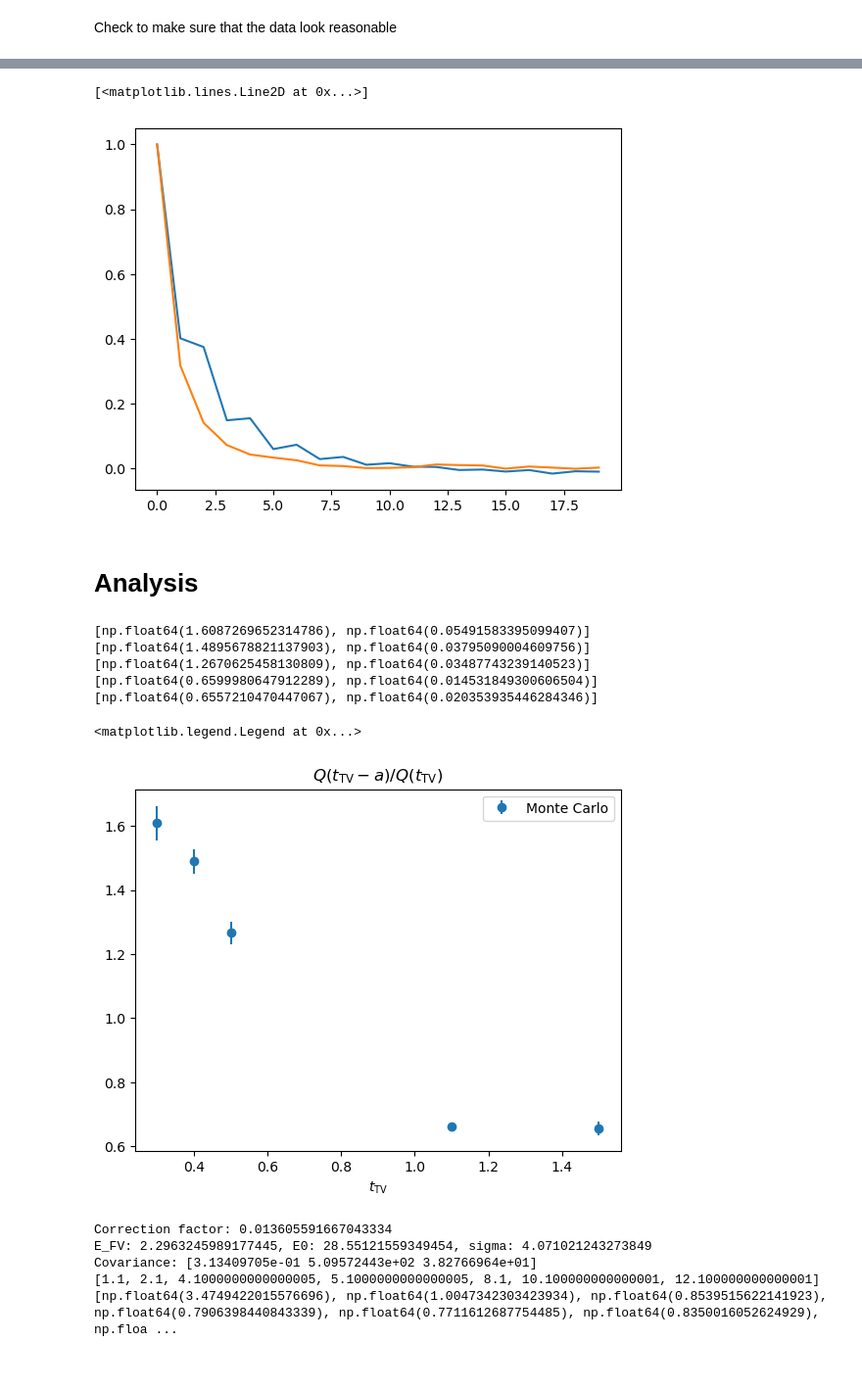
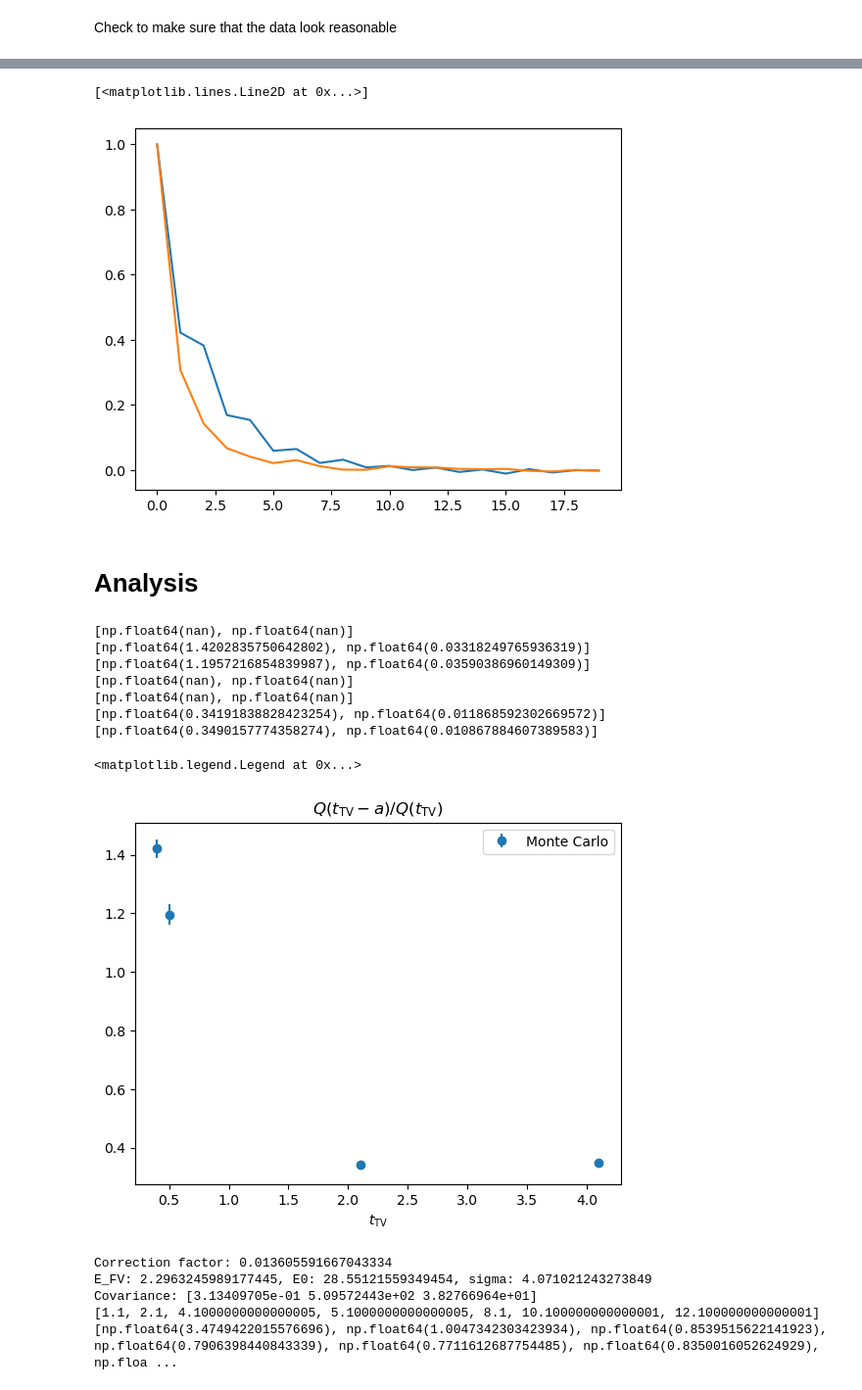
Before and after one commit to jinluchang/Qlattice, a Jupyter notebook: applications/false-vacuum-decay/error_analysis.ipynb, the cells around one changed output, grey strips where cells are left out. Shown at 98% size. Saved outputs shown, nothing was run; the diff lists cells and outputs as text; code cells hidden in the pictures.

```diff
--- a/applications/false-vacuum-decay/error_analysis.ipynb
+++ b/applications/false-vacuum-decay/error_analysis.ipynb
@@ -25,7 +25,7 @@ dt = 0.1
 
 alpha = 0.8
 beta = 9.0
-V_FV_min = -5.0
+V_FV_min = 0.0
 barrier_strength = 100.0
 FV_offset = 4.0
 TV_offset = 0.0
@@ -38,7 +38,7 @@ M = "*"
 L = "*"
 t_FV = "*"
 
-version = "14-2"
+version = "14-3"
 date = "*"
 #date = "2025-04-01" #datetime.datetime.now().date()
 
@@ -154,19 +118,0 @@ ani.save("animation.gif", writer="pillow", fps=10)
-# %%
-plt.style.use('_mpl-gallery')
-
-# Make data
-X = np.arange(-5, 10, 0.25)
-Y = np.arange(-5, 5, 0.25)
-X, Y = np.meshgrid(X, Y)
-R = np.sqrt(X**2 + Y**2)
-Z = np.sin(R)
-
-# Plot the surface
-fig, ax = plt.subplots(subplot_kw={"projection": "3d"})
-ax.plot_surface(X, Y, Z, vmin=Z.min() * 2)
-
-ax.set(xticklabels=[],
-       yticklabels=[],
-       zticklabels=[])
-
-plt.show()
@@ -182,7 +153,7 @@ autocorr_phi = an.autocorr(np.array(an.data.phi_list[sf])[10000:,0])
 plt.plot(autocorr_phi[:20])
 # %% [output]
 [<matplotlib.lines.Line2D at 0x...>]
-[figure, old version]
+[figure, new version]
 # %% [markdown]
 # Analysis
 # %%
@@ -218,32 +189,34 @@ ddR_div_ddR_a_6_b_9_c = [1.00614013,0.96714757,0.93347388,0.89609751,0.84750827,
 # %%
 reload(analysis)
 reload(ratios_fit)
 
 an = analysis.Analysis(measurements)
 measurements.cutoff = 10000
 measurements.block_size = 2000
 an.data.end = 50000
 
 params_tFV = {"Nt": Nt, "alpha": alpha, "beta": beta, "FVmin": V_FV_min, "dt": dt, "bar": barrier_strength, "M": 0.0, "L": 0.0}
 
-t_TVs, ratios, dS_errs = an.plot_exp_Ebar_blocks("tTV", params=params_tFV, get_x=lambda sf: int(measurements.params[sf]["tTV"])*dt, filter_x=lambda t: t<0.01 or t>1.8, label="Monte Carlo")
+t_TVs, ratios, dS_errs = an.plot_exp_Ebar_blocks("tTV", params=params_tFV, get_x=lambda sf: int(measurements.params[sf]["tTV"])*dt, filter_x=lambda t: t<0.01 or t>1000, label="Monte Carlo")
 
 # plt.plot(np.subtract(t_TVs_sch, 0.0), ddR_div_ddR_a_8_b_9, label="Schrodinger eq")
 #plt.plot(np.subtract(t_TVs_sch_c, 0.0), ddR_div_ddR_a_8_b_9_c, label="Schrodinger eq coarse")
 plt.gca().set_xlabel("$t_\\text{TV}$")
 #plt.gca().set_xlim([0,2.1])
 
 plt.legend()
 
 #plt.savefig("Q_over_Q_a_6_b_9.pdf")
 # %% [output]
-[np.float64(1.6087269652314786), np.float64(0.05491583395099407)]
-[np.float64(1.4895678821137903), np.float64(0.03795090004609756)]
-[np.float64(1.2670625458130809), np.float64(0.03487743239140523)]
-[np.float64(0.6599980647912289), np.float64(0.014531849300606504)]
-[np.float64(0.6557210470447067), np.float64(0.020353935446284346)]
+[np.float64(nan), np.float64(nan)]
+[np.float64(1.4202835750642802), np.float64(0.03318249765936319)]
+[np.float64(1.1957216854839987), np.float64(0.03590386960149309)]
+[np.float64(nan), np.float64(nan)]
+[np.float64(nan), np.float64(nan)]
+[np.float64(0.34191838828423254), np.float64(0.011868592302669572)]
+[np.float64(0.3490157774358274), np.float64(0.010867884607389583)]
 <matplotlib.legend.Legend at 0x...>
-[figure, old version]
+[figure, new version]
 # %%
 #### plt.plot(np.divide(t_TVs_sch, 1), ddR_div_ddR_a_9_b_9, label="Schrodinger eq")
 reload(ratios_fit)
```
Also changed, not shown: parts of 9 cells of this notebook, 1 other file.
